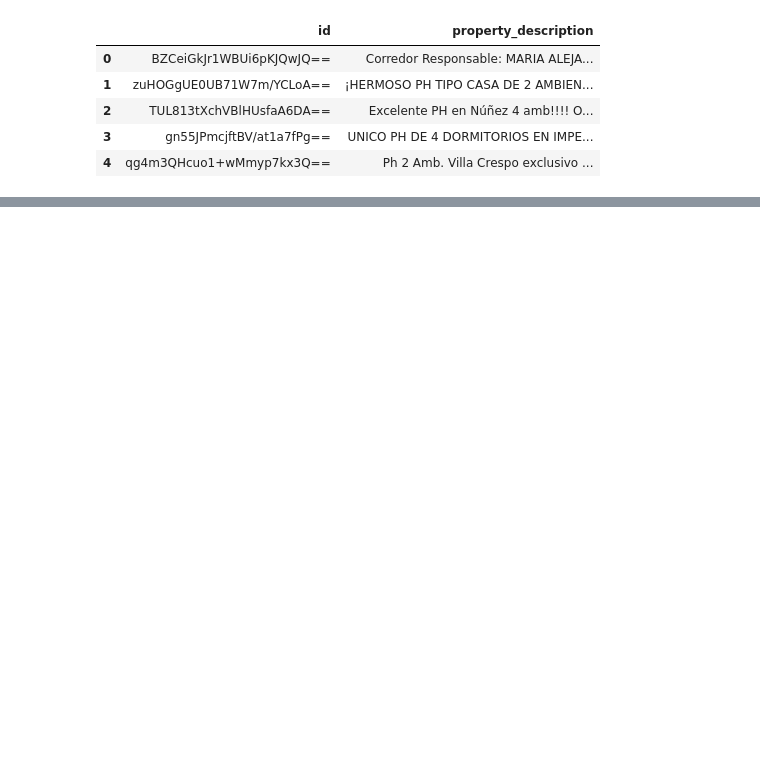
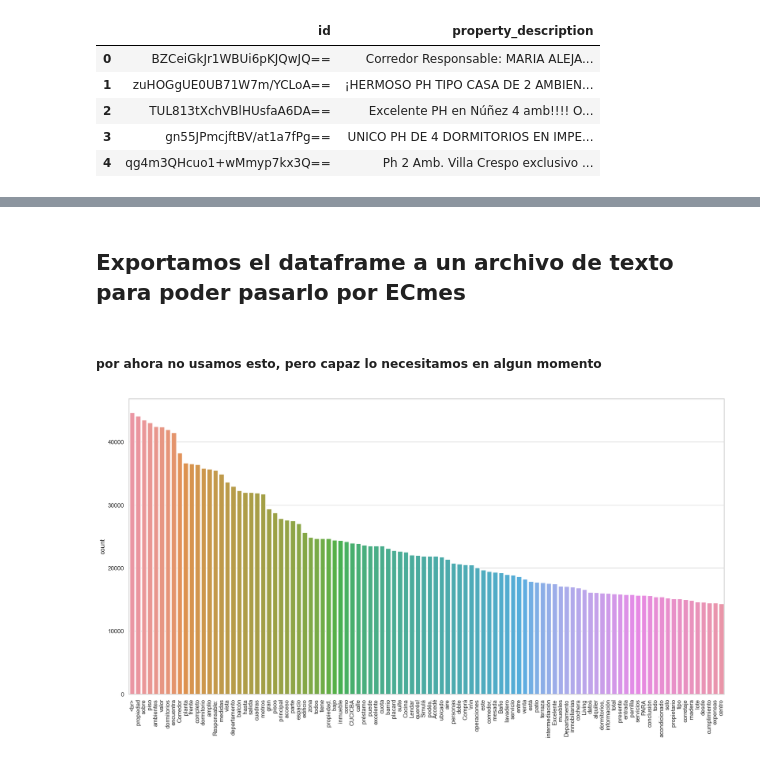
Before and after one commit to franjuarez/7506R-2C2022-GRUPO21, a Jupyter notebook: TP2/7506R_TP2_GRUPO21_ENTREGA.ipynb, the cells around one changed output, grey strips where cells are left out. Drawn from its saved outputs; the diff is of its cells as text; code cells hidden in the pictures; blank space fills up the shorter version.

```diff
--- a/TP2/7506R_TP2_GRUPO21_ENTREGA.ipynb
+++ b/TP2/7506R_TP2_GRUPO21_ENTREGA.ipynb
@@ -37,3 +37,7 @@ ds_descripciones.head()
 | 2 | TUL813tXchVBlHUsfaA6DA== | Excelente PH en Núñez 4 amb!!!! O... |
 | 3 | gn55JPmcjftBV/at1a7fPg== | UNICO PH DE 4 DORMITORIOS EN IMPE... |
 | 4 | qg4m3QHcuo1+wMmyp7kx3Q== | Ph 2 Amb. Villa Crespo exclusivo ... |
+# %%
+# save ds_descripciones to txt
+ds_descripciones.drop(['id'], axis=1, inplace=True)
+ds_descripciones
@@ -39,0 +58,2 @@ ds_descripciones.head()
+# %% [markdown]
+## Exportamos el dataframe a un archivo de texto para poder pasarlo por ECmes
@@ -39,0 +65,42 @@ ds_descripciones.head()
+# %% [markdown]
+##### por ahora no usamos esto, pero capaz lo necesitamos en algun momento
+# %%
+# count how many times every word appears in ds_descripciones['property_description']
+# and save it in a dictionary
+
+
+word_count = {}
+palabras_ignoradas = ['para', 'baño', 'cocina', 'comedor','casa','cuenta','esta','living']
+
+
+for i in range(len(ds_descripciones['property_description'])-300000):
+    if type(ds_descripciones['property_description'][i]) == str:
+        for word in ds_descripciones['property_description'][i].split():
+            if len(word) < 4 or word in palabras_ignoradas:
+                continue
+            if word in word_count:
+                word_count[word] += 1
+            else:
+                word_count[word] = 1
+
+# save dictionary in a dataframe
+
+word_count_aux = word_count.copy()
+
+for key, value in word_count_aux.items():
+    if value <= 300:
+        del word_count[key]
+
+df_word_count = pd.DataFrame.from_dict(word_count, orient='index', columns=['count'])
+df_word_count.sort_values(by=['count'], ascending=False, inplace=True)
+df_word_count
+
+
+
+# barplot of the 20 most common words
+plt.figure(figsize=(20,10))
+sns.barplot(x=df_word_count.index[:100], y=df_word_count['count'][:100])
+plt.xticks(rotation=90)
+plt.show()
+# %% [output]
+[figure, added]
```
Also changed, not shown: parts of 2 cells of this notebook, 1 other file.
